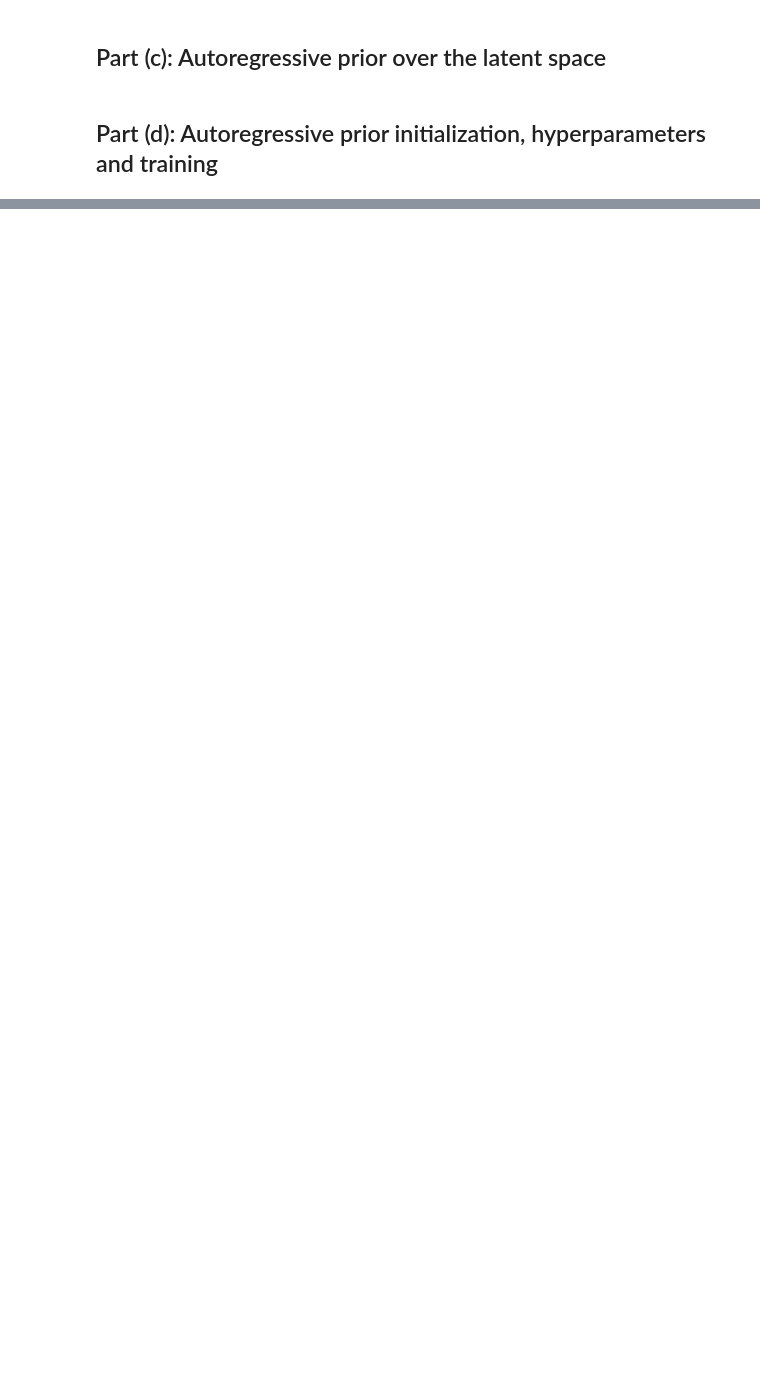
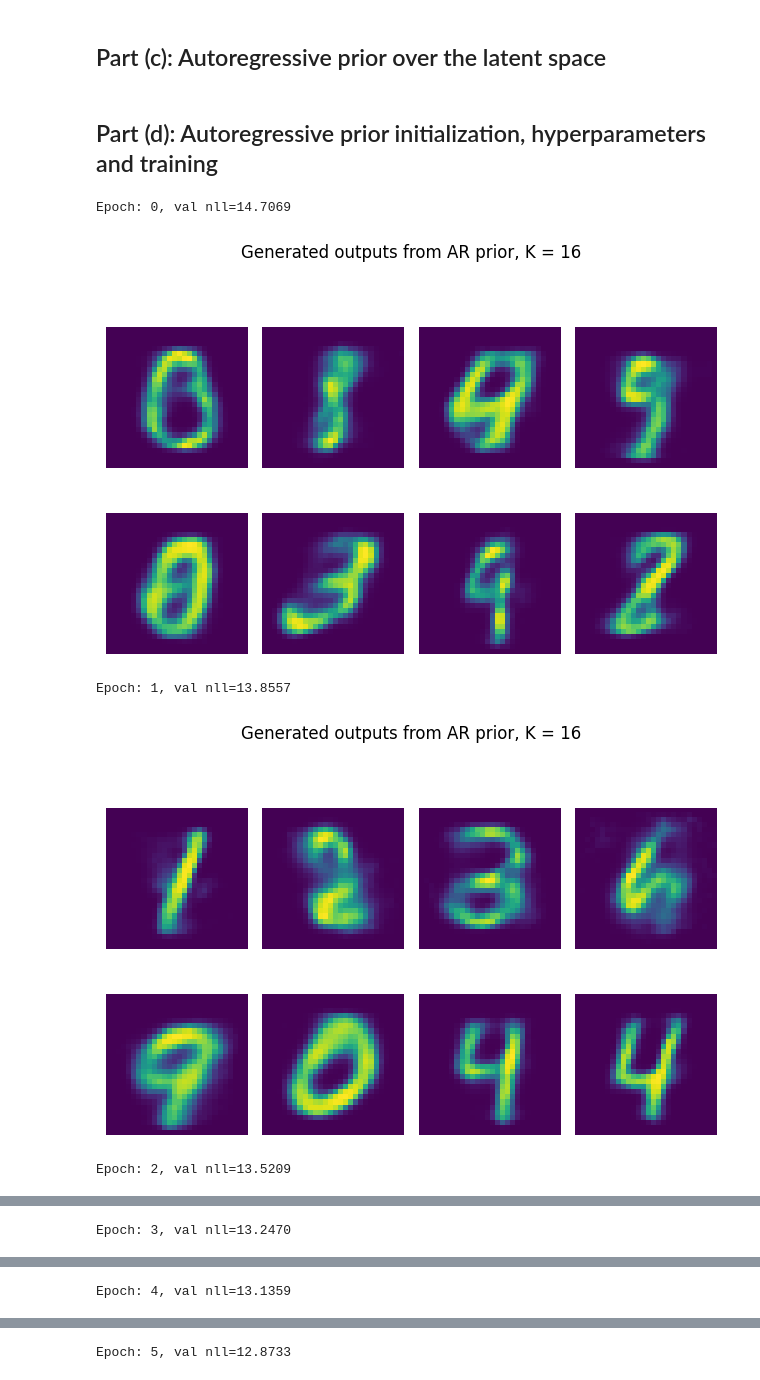
Before and after one commit to LHoeber/GDL, a Jupyter notebook: HW1/Assignment1_GDL-SS26.ipynb, the cells around one changed output, grey strips where cells are left out. Cells and saved outputs as stored; diff of their text form; code cells hidden in the pictures; blank space fills up the shorter version.

Commit message:
version before checking everything again

```diff
--- a/HW1/Assignment1_GDL-SS26.ipynb
+++ b/HW1/Assignment1_GDL-SS26.ipynb
@@ -275,11 +367,14 @@ class ARPrior(nn.Module):
         return indices
 # %%
 def evaluation_ar_prior(test_loader, vqvae, ar_prior):
-    ar_prior.eval()
+    #predicts test image based on its ar_prior
+    ar_prior.eval() #setting ar_prior model into evaluation mode
     loss = 0.
     N = 0.
     for i, (test_batch, _) in enumerate(test_loader):
         indices = vqvae.encode_indices(test_batch)
+        #checking how well the ar_prior models the actual indices
+        # (i.e. probability of obtaining these indices according to ar_prior)
         loss_t = ar_prior.forward(indices, reduction='sum')
         loss = loss + loss_t.item()
         N = N + test_batch.shape[0]
@@ -294,8 +389,16 @@ def training_ar_prior(name, num_epochs, vqvae, ar_prior, optimizer, training_loa
         ar_prior.train()
         for i, (batch, _) in enumerate(training_loader):
             # TODO: Main training steps and loss computation
-            # ...
-            # ...
+            # getting the encoded latent representations and codebook indices for each image
+            # use frozen/pretrained vqvae for this
+            b_indices = vqvae.encode_indices(batch)
+            b_loss = ar_prior(b_indices) # NLL for indices
+
+            #backpropagate loss
+            optimizer.zero_grad()
+            b_loss.backward()
+            optimizer.step()
+
 
         val_loss = evaluation_ar_prior(val_loader, vqvae, ar_prior)
         nll_val.append(val_loss)
@@ -303,8 +406,21 @@ def training_ar_prior(name, num_epochs, vqvae, ar_prior, optimizer, training_loa
 
         # TODO: Generate and visualize 8 samples from the full model.
         # Sample index sequences from the AR prior, then decode with the frozen VQ-VAE decoder.
-        # ...
-        # ...
+        # random sample generated by our learned prior
+        num_samples = 8
+        sample_indices = ar_prior.sample(num_samples)# (B, L)
+        #decode
+        sample_reconstructions = vqvae.decode_indices(sample_indices)# (B, image_dim*image_dim)
+        sample_image_reconstructions = sample_reconstructions.reshape(-1,image_dim,image_dim)
+
+        fig, axs = plt.subplots(int(np.ceil(num_samples/4)),4,layout = "tight")
+        for i in range(int(np.ceil(num_samples/4))):
+            for j in range(4):
+                axs[i][j].imshow(sample_image_reconstructions[i*4+j])
+                axs[i][j].axis("off")
+        plt.suptitle(f"Generated outputs from AR prior, K = {K}")
+        plt.show()
+        fig.savefig(plot_folder+f"ar_prior_generations_{K}.png")
 
     return np.asarray(nll_val)
 # %% [markdown]
@@ -312,27 +428,33 @@ def training_ar_prior(name, num_epochs, vqvae, ar_prior, optimizer, training_loa
 # %%
 for p in vqvae.parameters():
     p.requires_grad = False
 vqvae.eval()
 
 arm_hdim = 128    # hidden layer dimensionality for AR prior
 kernel = 3        # causal conv kernel size
 lr_arm = 1e-3
-num_epochs_arm = 150
+num_epochs_arm = 40#150
 
 prior_net = nn.Sequential(
     CausalConv1d(in_channels=1, out_channels=arm_hdim, dilation=1, kernel_size=kernel, A=True),
     nn.LeakyReLU(),
     CausalConv1d(in_channels=arm_hdim, out_channels=arm_hdim, dilation=1, kernel_size=kernel, A=False),
     nn.LeakyReLU(),
     CausalConv1d(in_channels=arm_hdim, out_channels=arm_hdim, dilation=1, kernel_size=kernel, A=False),
     nn.LeakyReLU(),
     CausalConv1d(in_channels=arm_hdim, out_channels=K, dilation=1, kernel_size=kernel, A=False)
 )
 
 ar_prior = ARPrior(prior_net, num_latents=num_latents, K=K)
 
 optimizer_arm = torch.optim.Adam([p for p in ar_prior.parameters() if p.requires_grad == True], lr=lr_arm)
 
 nll_prior = training_ar_prior(name=result_dir + name, num_epochs=num_epochs_arm, vqvae=vqvae,
                               ar_prior=ar_prior, optimizer=optimizer_arm,
                               training_loader=training_loader, val_loader=val_loader)
+# %% [output]
+Epoch: 0, val nll=14.7069
+[figure, added]
+Epoch: 1, val nll=13.8557
+[figure, added]
+Epoch: 2, val nll=13.5209
@@ -338,0 +462 @@ nll_prior = training_ar_prior(name=result_dir + name, num_epochs=num_epochs_arm,
+Epoch: 3, val nll=13.2470
@@ -338,0 +464 @@ nll_prior = training_ar_prior(name=result_dir + name, num_epochs=num_epochs_arm,
+Epoch: 4, val nll=13.1359
@@ -338,0 +466 @@ nll_prior = training_ar_prior(name=result_dir + name, num_epochs=num_epochs_arm,
+Epoch: 5, val nll=12.8733
```
Also changed, not shown: parts of 13 cells of this notebook, 17 other files.
